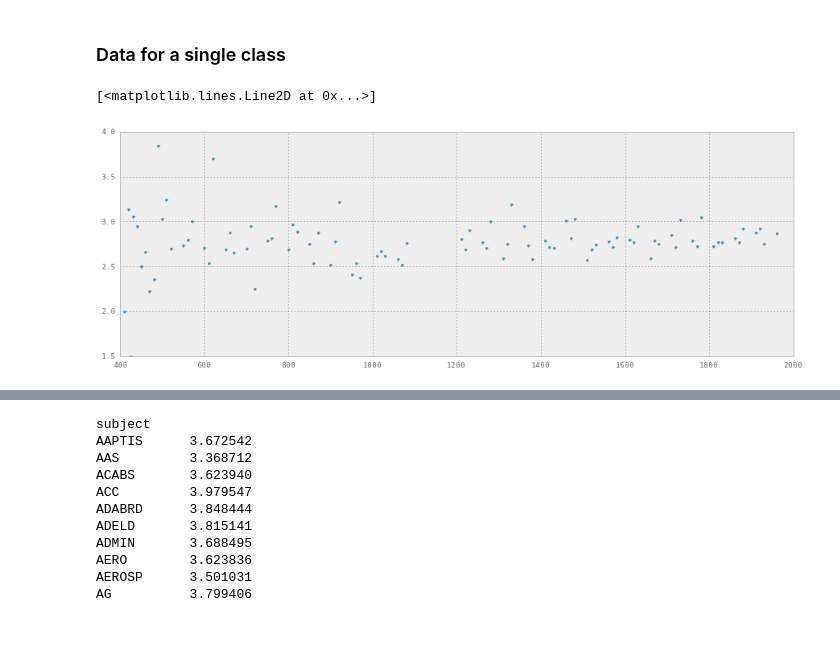
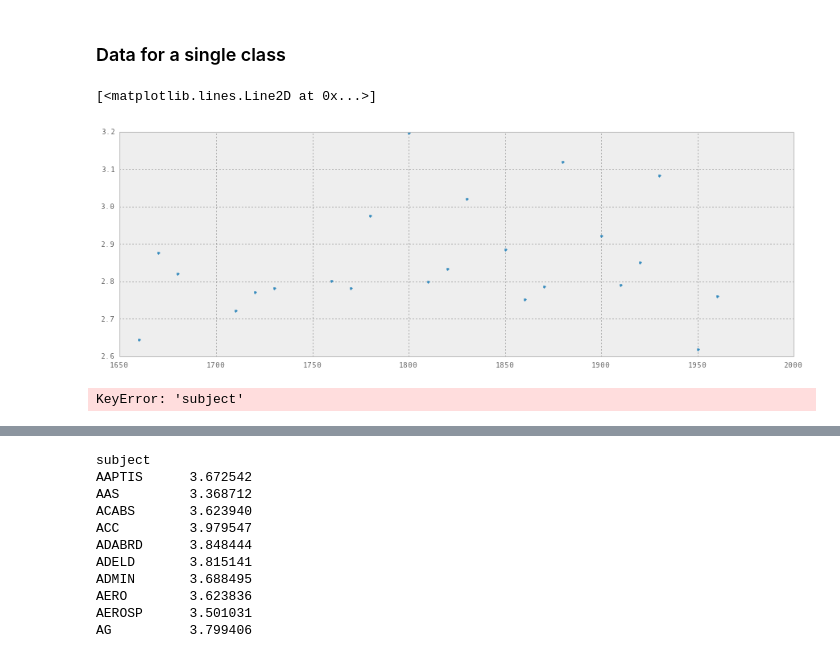
Before and after one commit to mkowshik/scaling-tribble, a Jupyter notebook: REBUILD DATA scripts/Course by term.ipynb, the cells around one changed output, grey strips where cells are left out. Saved outputs shown, nothing was run; the diff lists cells and outputs as text; code cells hidden in the pictures.

```diff
--- a/REBUILD DATA scripts/Course by term.ipynb
+++ b/REBUILD DATA scripts/Course by term.ipynb
@@ -208,20 +208,22 @@ top(data)[['subject','catalognbr','termdescrshort','term','mean_grade','mean_gra
 # %% [markdown]
 ### Data for a single class
 # %%
-department = 'PHYSICS'
-number =  '240'
+department = 'BIOLOGY'
+number =  '171'
 
 sub = data[data['subject']== department] #select for one department from big data set
 course = sub.ix[sub['catalognbr'] == number]
 term = np.array(course['term'])
 grade = np.array(course['mean_grade'])
 plt.plot(term,grade,'.')  #so now i can use it
 # %% [output]
 [<matplotlib.lines.Line2D at 0x...>]
-[figure, old version]
+[figure, new version]
 # %%
-sub = data[['subject','mean_grade']].groupby('subject')
+sub = data['mean_grade'].groupby('subject')
 ####course['mean_grade'].plot(style='.')
+# %% [output]
+KeyError: 'subject'
 # %%
 sub.mean().sort(ascending=True)#['mean_grade']#.sort(ascending=True)
 # %% [output]
```
Also changed, not shown: parts of 3 cells of this notebook, 1 other file.
